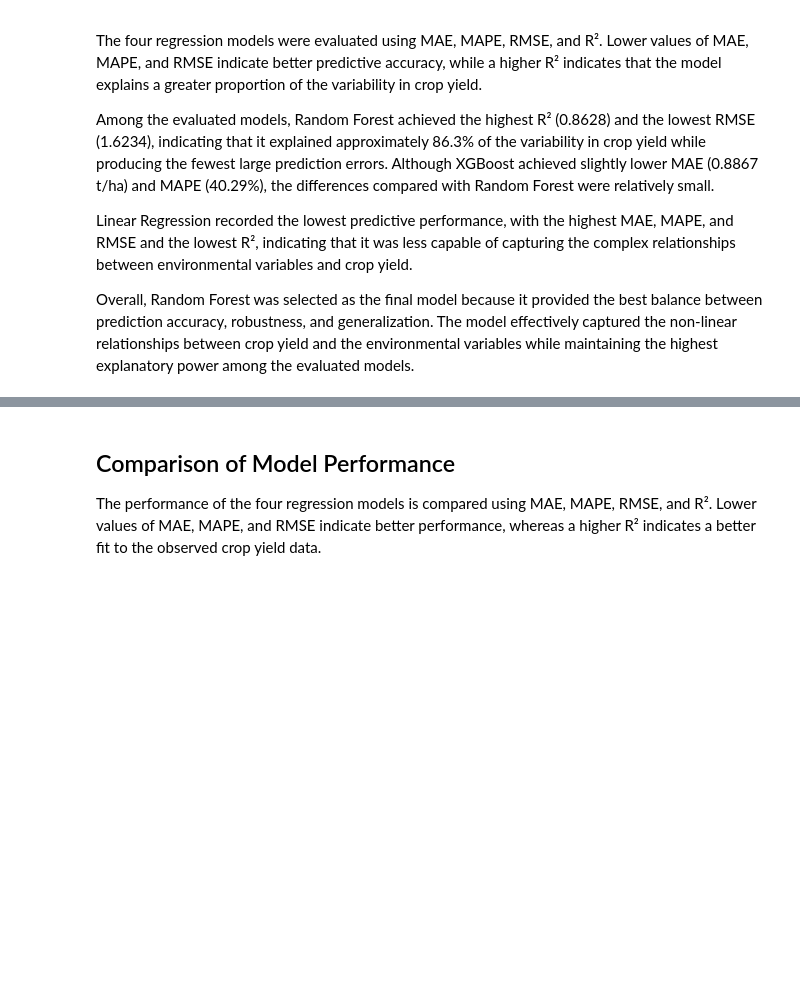
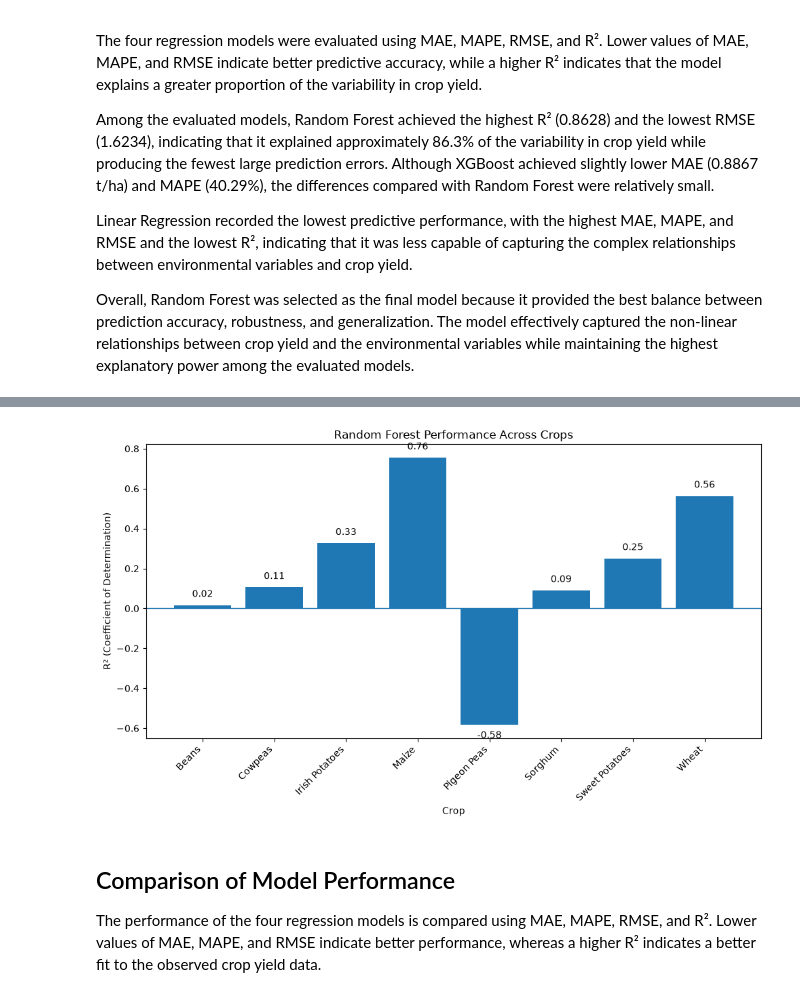
Before and after one commit to IyvonneAyoyi/Crop-Yield-Prediction-Kenya, a Jupyter notebook: notebooks/04_Evaluation.ipynb, the cells around one changed output, grey strips where cells are left out. Cells and saved outputs as stored; diff of their text form; code cells hidden in the pictures; blank space fills up the shorter version.

Commit message:
Update Evaluation notebook with crop disagrregation performance

```diff
--- a/notebooks/04_Evaluation.ipynb
+++ b/notebooks/04_Evaluation.ipynb
@@ -153,3 +308,71 @@ Overall, Random Forest was selected as the final model because it provided the b
+# %%
+#Crop visualizations
+
+import pandas as pd
+import matplotlib.pyplot as plt
+
+# Crop-level Random Forest R² results
+crop_results = pd.DataFrame({
+    "Crop": [
+        "Beans",
+        "Cowpeas",
+        "Irish Potatoes",
+        "Maize",
+        "Pigeon Peas",
+        "Sorghum",
+        "Sweet Potatoes",
+        "Wheat"
+    ],
+    "R2": [
+        0.0168,
+        0.1060,
+        0.3268,
+        0.7553,
+        -0.5834,
+        0.0905,
+        0.2509,
+        0.5636
+    ]
+})
+
+# Create visualization
+plt.figure(figsize=(10, 6))
+
+bars = plt.bar(
+    crop_results["Crop"],
+    crop_results["R2"]
+)
+
+# Add zero reference line
+plt.axhline(0, linewidth=1)
+
+# Add R² values to bars
+for bar, value in zip(bars, crop_results["R2"]):
+    plt.text(
+        bar.get_x() + bar.get_width() / 2,
+        value + (0.03 if value >= 0 else -0.03),
+        f"{value:.2f}",
+        ha="center",
+        va="bottom" if value >= 0 else "top"
+    )
+
+plt.title("Random Forest Performance Across Crops")
+plt.xlabel("Crop")
+plt.ylabel("R² (Coefficient of Determination)")
+
+plt.xticks(rotation=45, ha="right")
+
+plt.tight_layout()
+
+plt.savefig(
+    "random_forest_r2_by_crop.png",
+    dpi=300,
+    bbox_inches="tight"
+)
+
+plt.show()
+# %% [output]
+[figure, added]
 # %% [markdown]
 ## Comparison of Model Performance
 
```
Also changed, not shown: parts of 3 cells of this notebook, 5 other files.
